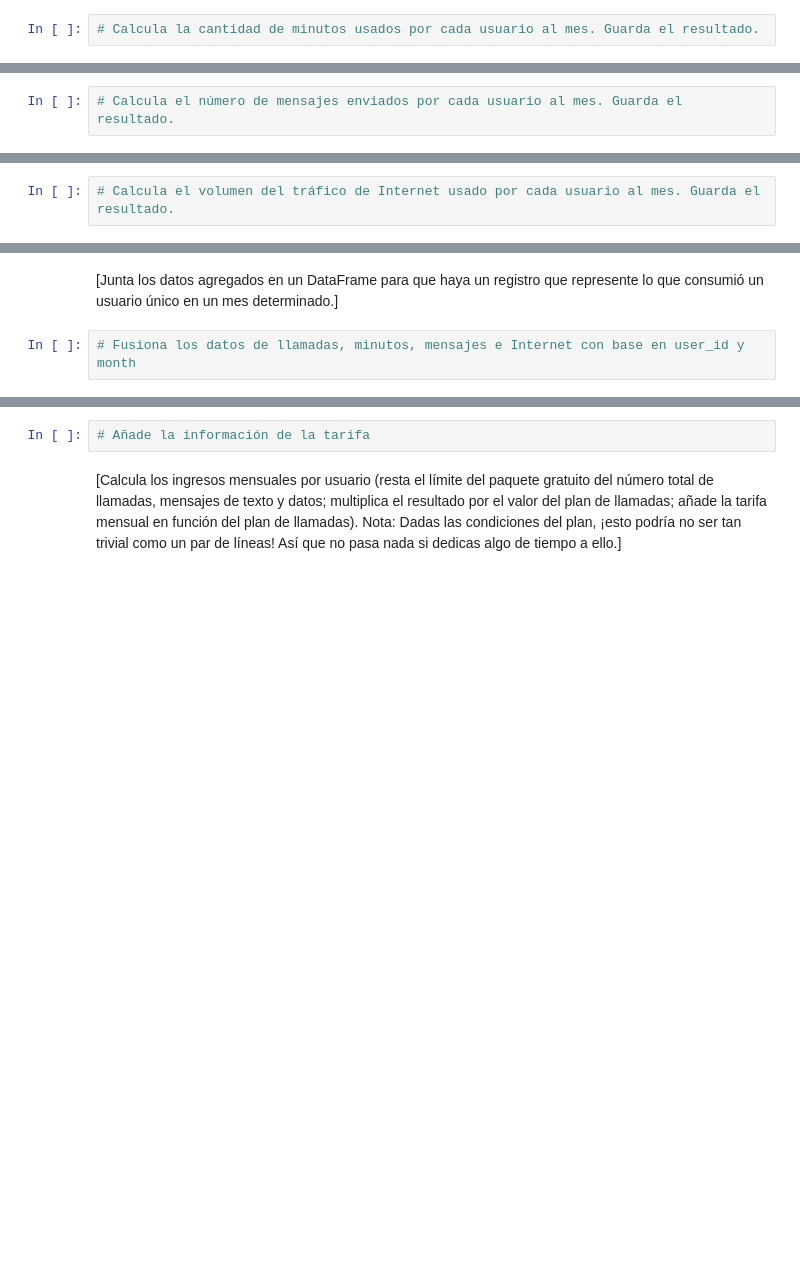
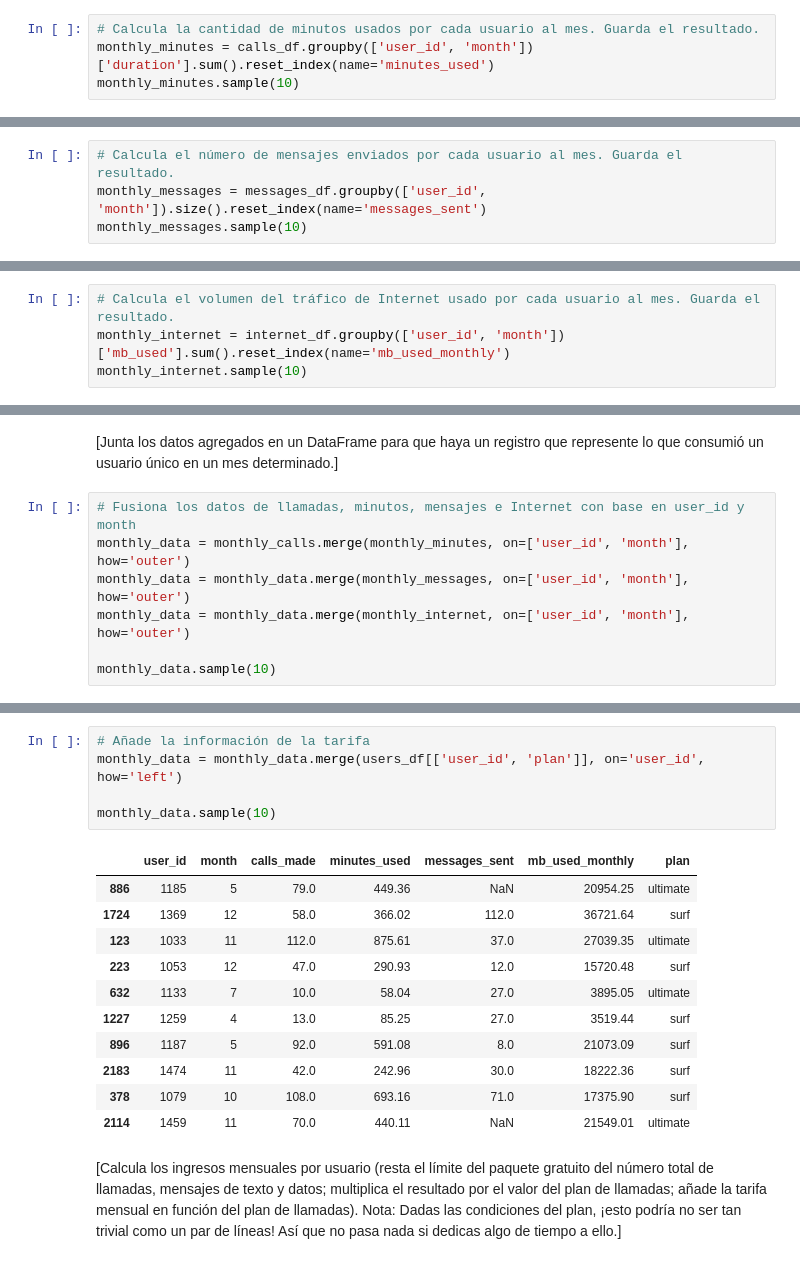
Before and after one commit to Davichobacter/data_science_tt, a Jupyter notebook: notebook.ipynb, the cells around one changed output, grey strips where cells are left out. Cells and saved outputs as stored; diff of their text form; blank space fills up the shorter version.

```diff
--- a/notebook.ipynb
+++ b/notebook.ipynb
@@ -519,2 +539,4 @@ internet_df.sample(5)
 # %%
 # Calcula la cantidad de minutos usados por cada usuario al mes. Guarda el resultado.
+monthly_minutes = calls_df.groupby(['user_id', 'month'])['duration'].sum().reset_index(name='minutes_used')
+monthly_minutes.sample(10)
@@ -521,2 +555,4 @@ internet_df.sample(5)
 # %%
 # Calcula el número de mensajes enviados por cada usuario al mes. Guarda el resultado.
+monthly_messages = messages_df.groupby(['user_id', 'month']).size().reset_index(name='messages_sent')
+monthly_messages.sample(10)
@@ -523,2 +571,4 @@ internet_df.sample(5)
 # %%
 # Calcula el volumen del tráfico de Internet usado por cada usuario al mes. Guarda el resultado.
+monthly_internet = internet_df.groupby(['user_id', 'month'])['mb_used'].sum().reset_index(name='mb_used_monthly')
+monthly_internet.sample(10)
@@ -526,3 +588,8 @@ internet_df.sample(5)
 [Junta los datos agregados en un DataFrame para que haya un registro que represente lo que consumió un usuario único en un mes determinado.]
 # %%
 # Fusiona los datos de llamadas, minutos, mensajes e Internet con base en user_id y month
+monthly_data = monthly_calls.merge(monthly_minutes, on=['user_id', 'month'], how='outer')
+monthly_data = monthly_data.merge(monthly_messages, on=['user_id', 'month'], how='outer')
+monthly_data = monthly_data.merge(monthly_internet, on=['user_id', 'month'], how='outer')
+
+monthly_data.sample(10)
@@ -529,5 +608,20 @@ internet_df.sample(5)
 # %%
 # Añade la información de la tarifa
+monthly_data = monthly_data.merge(users_df[['user_id', 'plan']], on='user_id', how='left')
+
+monthly_data.sample(10)
+# %% [output]
+|  | user_id | month | calls_made | minutes_used | messages_sent | mb_used_monthly | plan |
+| 886 | 1185 | 5 | 79.0 | 449.36 | NaN | 20954.25 | ultimate |
+| 1724 | 1369 | 12 | 58.0 | 366.02 | 112.0 | 36721.64 | surf |
+| 123 | 1033 | 11 | 112.0 | 875.61 | 37.0 | 27039.35 | ultimate |
+| 223 | 1053 | 12 | 47.0 | 290.93 | 12.0 | 15720.48 | surf |
+| 632 | 1133 | 7 | 10.0 | 58.04 | 27.0 | 3895.05 | ultimate |
+| 1227 | 1259 | 4 | 13.0 | 85.25 | 27.0 | 3519.44 | surf |
+| 896 | 1187 | 5 | 92.0 | 591.08 | 8.0 | 21073.09 | surf |
+| 2183 | 1474 | 11 | 42.0 | 242.96 | 30.0 | 18222.36 | surf |
+| 378 | 1079 | 10 | 108.0 | 693.16 | 71.0 | 17375.90 | surf |
+| 2114 | 1459 | 11 | 70.0 | 440.11 | NaN | 21549.01 | ultimate |
 # %% [markdown]
 [Calcula los ingresos mensuales por usuario (resta el límite del paquete gratuito del número total de llamadas, mensajes de texto y datos; multiplica el resultado por el valor del plan de llamadas; añade la tarifa mensual en función del plan de llamadas). Nota: Dadas las condiciones del plan, ¡esto podría no ser tan trivial como un par de líneas! Así que no pasa nada si dedicas algo de tiempo a ello.]
 # %%
```
Also changed, not shown: parts of 12 cells of this notebook.
